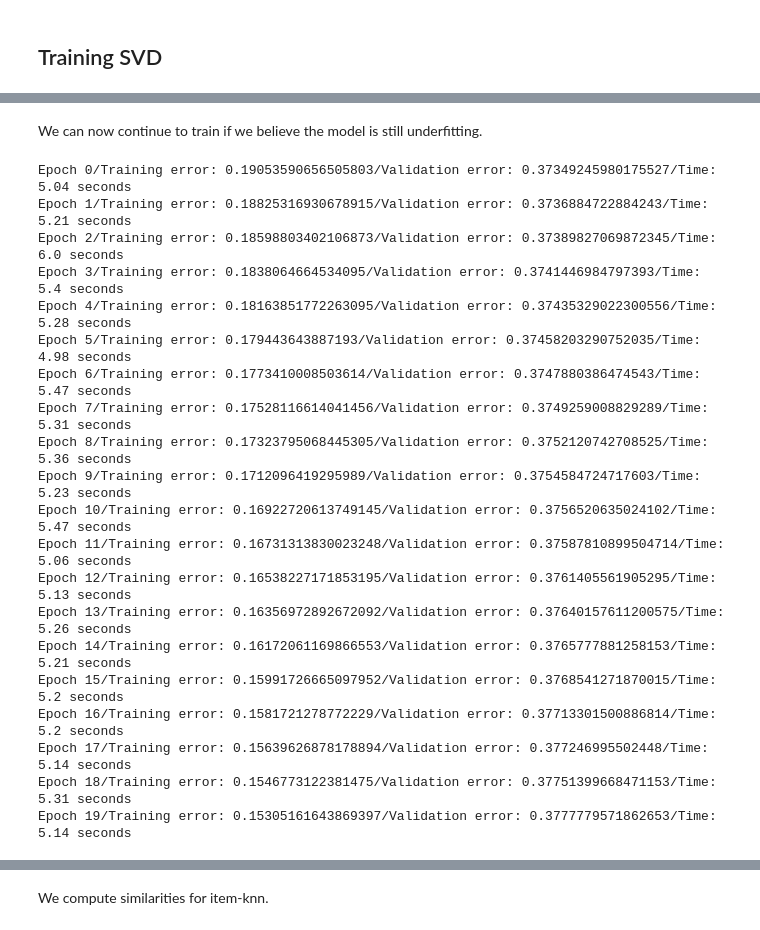
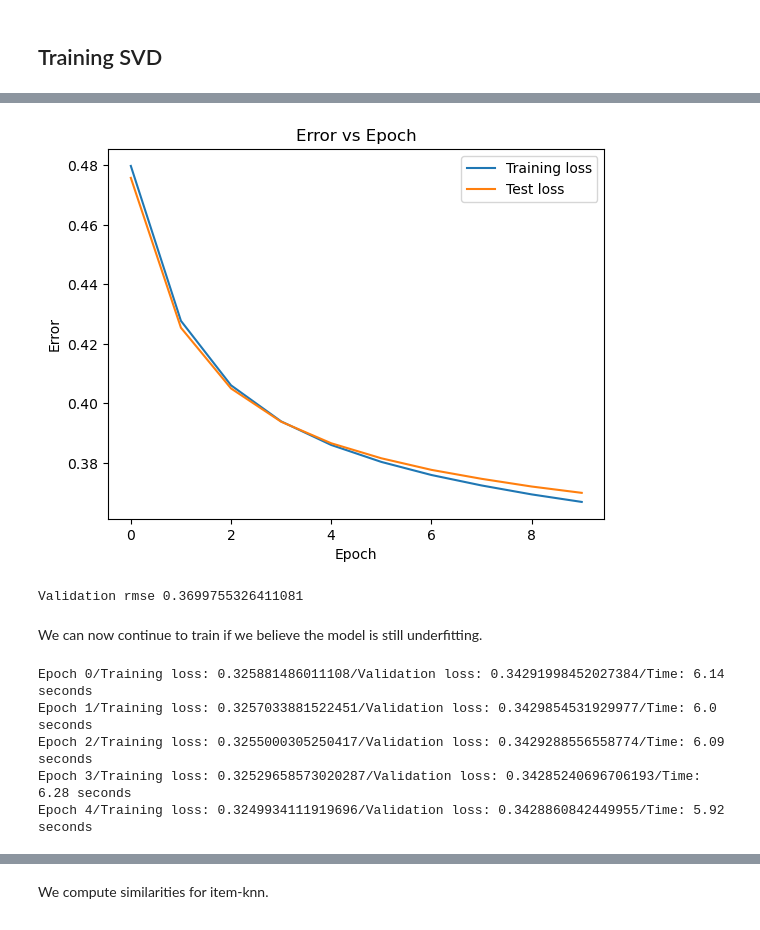
Before and after one commit to MitchellJC/game-rec, a Jupyter notebook: model.ipynb, the cells around one changed output, grey strips where cells are left out. Drawn from its saved outputs; the diff is of its cells as text; code cells hidden in the pictures.

```diff
--- a/model.ipynb
+++ b/model.ipynb
@@ -108,7 +108,7 @@ This was used as a postprocessing step after using item-knn for candidate genera
 # for pruned, epoch: 30, lr:0.01, reg:0.02, k=50
 # for pruned, epoch: 60, lr:0.01, reg:0.02, k=80
 
-EPOCHS = 30
+EPOCHS = 10
 
 random.seed(42)
 np.random.seed(42)
@@ -116,7 +116,7 @@ np.random.seed(42)
 # Fit and predict with svd
 svd_predictor = RatingSVD(
     train_data.get_num_users(), train_data.get_num_items(), 2, k=80,
-    learning_rate=0.01, C=0.02)
+    learning_rate=0.001, C=0.02)
 svd_predictor.fit(train_data.get_matrix(), EPOCHS, validation_set=val, early_stop=False)
 # svd_predictor = LogisticSVD(
 #     train_data.get_num_users(), train_data.get_num_items(), 2, k=80,
@@ -148,28 +154,15 @@ Epoch 3/Training loss: 0.3383242467920193/Validation loss: 0.3469980841372779/Ti
+[figure, added]
+Validation rmse 0.3699755326411081
 # %% [markdown]
 We can now continue to train if we believe the model is still underfitting.
 # %%
-svd_predictor.continue_fit(20, early_stop=False)
+svd_predictor.continue_fit(5, early_stop=False)
 # %% [output]
-Epoch 0/Training error: 0.19053590656505803/Validation error: 0.37349245980175527/Time: 5.04 seconds
-Epoch 1/Training error: 0.18825316930678915/Validation error: 0.3736884722884243/Time: 5.21 seconds
-Epoch 2/Training error: 0.18598803402106873/Validation error: 0.37389827069872345/Time: 6.0 seconds
-Epoch 3/Training error: 0.1838064664534095/Validation error: 0.3741446984797393/Time: 5.4 seconds
-Epoch 4/Training error: 0.18163851772263095/Validation error: 0.37435329022300556/Time: 5.28 seconds
-Epoch 5/Training error: 0.179443643887193/Validation error: 0.37458203290752035/Time: 4.98 seconds
-Epoch 6/Training error: 0.1773410008503614/Validation error: 0.3747880386474543/Time: 5.47 seconds
-Epoch 7/Training error: 0.17528116614041456/Validation error: 0.3749259008829289/Time: 5.31 seconds
-Epoch 8/Training error: 0.17323795068445305/Validation error: 0.3752120742708525/Time: 5.36 seconds
-Epoch 9/Training error: 0.1712096419295989/Validation error: 0.3754584724717603/Time: 5.23 seconds
-Epoch 10/Training error: 0.16922720613749145/Validation error: 0.3756520635024102/Time: 5.47 seconds
-Epoch 11/Training error: 0.16731313830023248/Validation error: 0.37587810899504714/Time: 5.06 seconds
-Epoch 12/Training error: 0.16538227171853195/Validation error: 0.3761405561905295/Time: 5.13 seconds
-Epoch 13/Training error: 0.16356972892672092/Validation error: 0.37640157611200575/Time: 5.26 seconds
-Epoch 14/Training error: 0.16172061169866553/Validation error: 0.3765777881258153/Time: 5.21 seconds
-Epoch 15/Training error: 0.15991726665097952/Validation error: 0.3768541271870015/Time: 5.2 seconds
-Epoch 16/Training error: 0.1581721278772229/Validation error: 0.37713301500886814/Time: 5.2 seconds
-Epoch 17/Training error: 0.15639626878178894/Validation error: 0.377246995502448/Time: 5.14 seconds
-Epoch 18/Training error: 0.1546773122381475/Validation error: 0.37751399668471153/Time: 5.31 seconds
-Epoch 19/Training error: 0.15305161643869397/Validation error: 0.3777779571862653/Time: 5.14 seconds
+Epoch 0/Training loss: 0.325881486011108/Validation loss: 0.34291998452027384/Time: 6.14 seconds
+Epoch 1/Training loss: 0.3257033881522451/Validation loss: 0.3429854531929977/Time: 6.0 seconds
+Epoch 2/Training loss: 0.3255000305250417/Validation loss: 0.3429288556558774/Time: 6.09 seconds
+Epoch 3/Training loss: 0.32529658573020287/Validation loss: 0.34285240696706193/Time: 6.28 seconds
+Epoch 4/Training loss: 0.3249934111919696/Validation loss: 0.3428860842449955/Time: 5.92 seconds
 # %%
 # Plot error
 errors = svd_predictor.get_train_errors()
```
Also changed, not shown: parts of 4 cells of this notebook, 1 other file.
